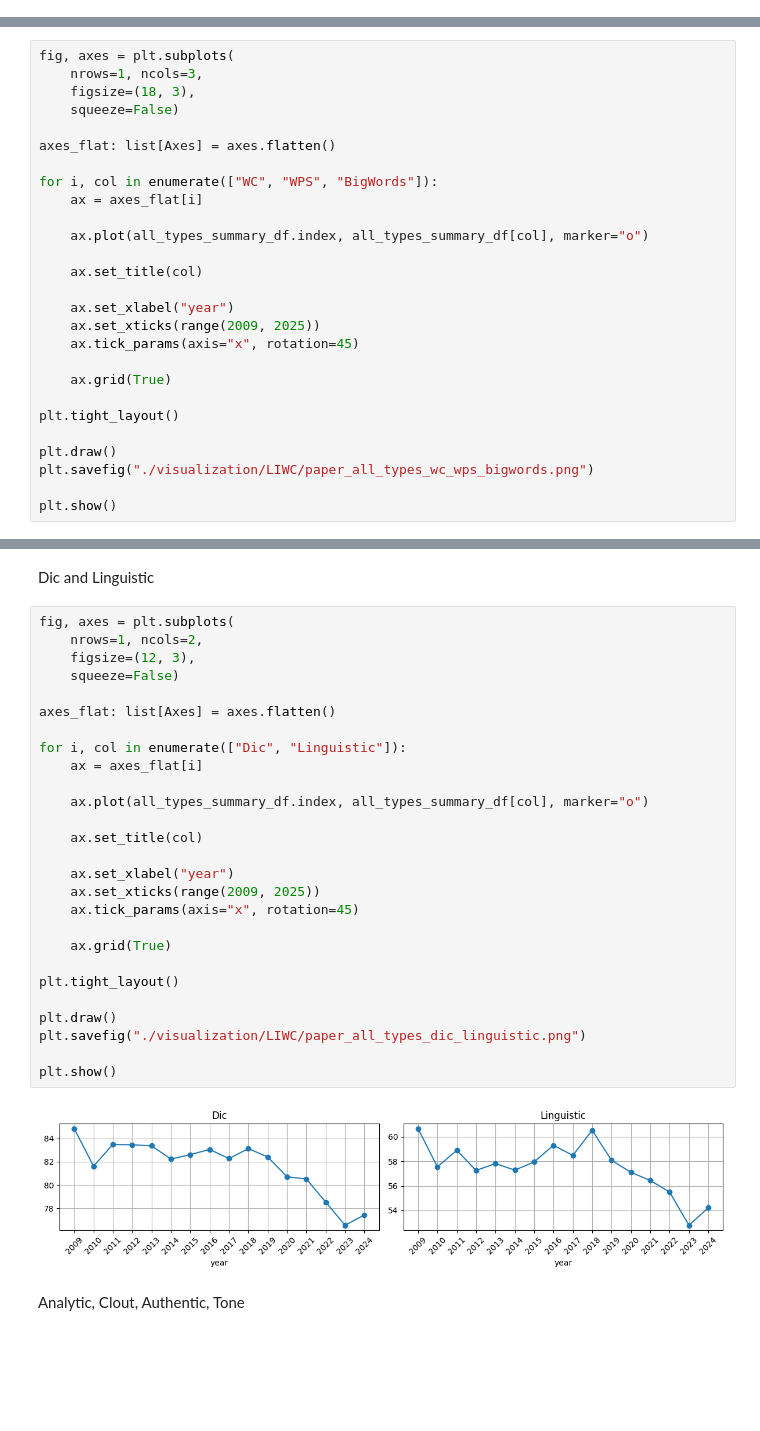
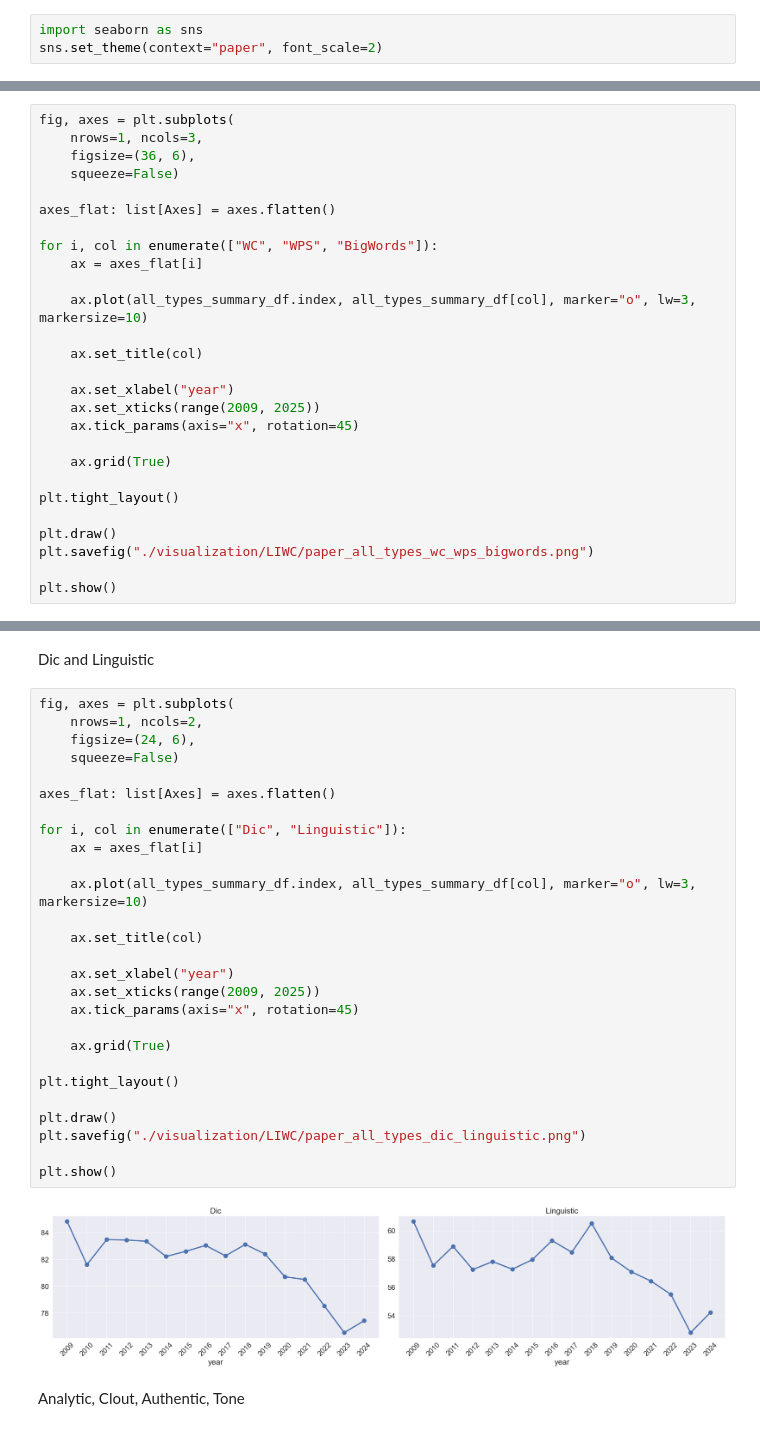
Before and after one commit to sfu-discourse-lab/fake_news_over_time, a Jupyter notebook: liwc_trendlines.ipynb, the cells around one changed output, grey strips where cells are left out. Cells and saved outputs as stored; diff of their text form; blank space fills up the shorter version.

Commit message:
Use seaborn for LIWC trendlines

```diff
--- a/liwc_trendlines.ipynb
+++ b/liwc_trendlines.ipynb
@@ -3,6 +3,9 @@ import pandas as pd
 import matplotlib.pyplot as plt
 from matplotlib.pyplot import Axes
 from helpers import get_years_dfs
+# %%
+import seaborn as sns
+sns.set_theme(context="paper", font_scale=2)
 # %%
 def get_full_df(input_path: str):
     return pd.concat(get_years_dfs(input_path))
@@ -178,7 +186,7 @@ WC, WPS, and BigWords
 # %%
 fig, axes = plt.subplots(
     nrows=1, ncols=3,
-    figsize=(18, 3),
+    figsize=(36, 6),
     squeeze=False)
 
 axes_flat: list[Axes] = axes.flatten()
@@ -186,7 +194,7 @@ axes_flat: list[Axes] = axes.flatten()
 for i, col in enumerate(["WC", "WPS", "BigWords"]):
     ax = axes_flat[i]
 
-    ax.plot(all_types_summary_df.index, all_types_summary_df[col], marker="o")
+    ax.plot(all_types_summary_df.index, all_types_summary_df[col], marker="o", lw=3, markersize=10)
 
     ax.set_title(col)
 
@@ -209,32 +217,32 @@ Dic and Linguistic
 # %%
 fig, axes = plt.subplots(
     nrows=1, ncols=2,
-    figsize=(12, 3),
+    figsize=(24, 6),
     squeeze=False)
 
 axes_flat: list[Axes] = axes.flatten()
 
 for i, col in enumerate(["Dic", "Linguistic"]):
     ax = axes_flat[i]
 
-    ax.plot(all_types_summary_df.index, all_types_summary_df[col], marker="o")
+    ax.plot(all_types_summary_df.index, all_types_summary_df[col], marker="o", lw=3, markersize=10)
 
     ax.set_title(col)
 
     ax.set_xlabel("year")
     ax.set_xticks(range(2009, 2025))
     ax.tick_params(axis="x", rotation=45)
 
     ax.grid(True)
 
 plt.tight_layout()
 
 plt.draw()
 plt.savefig("./visualization/LIWC/paper_all_types_dic_linguistic.png")
 
 plt.show()
 # %% [output]
-[figure, old version]
+[figure, new version]
 # %% [markdown]
 Analytic, Clout, Authentic, Tone
 # %%
```
Also changed, not shown: parts of 7 cells of this notebook, 7 other files.
